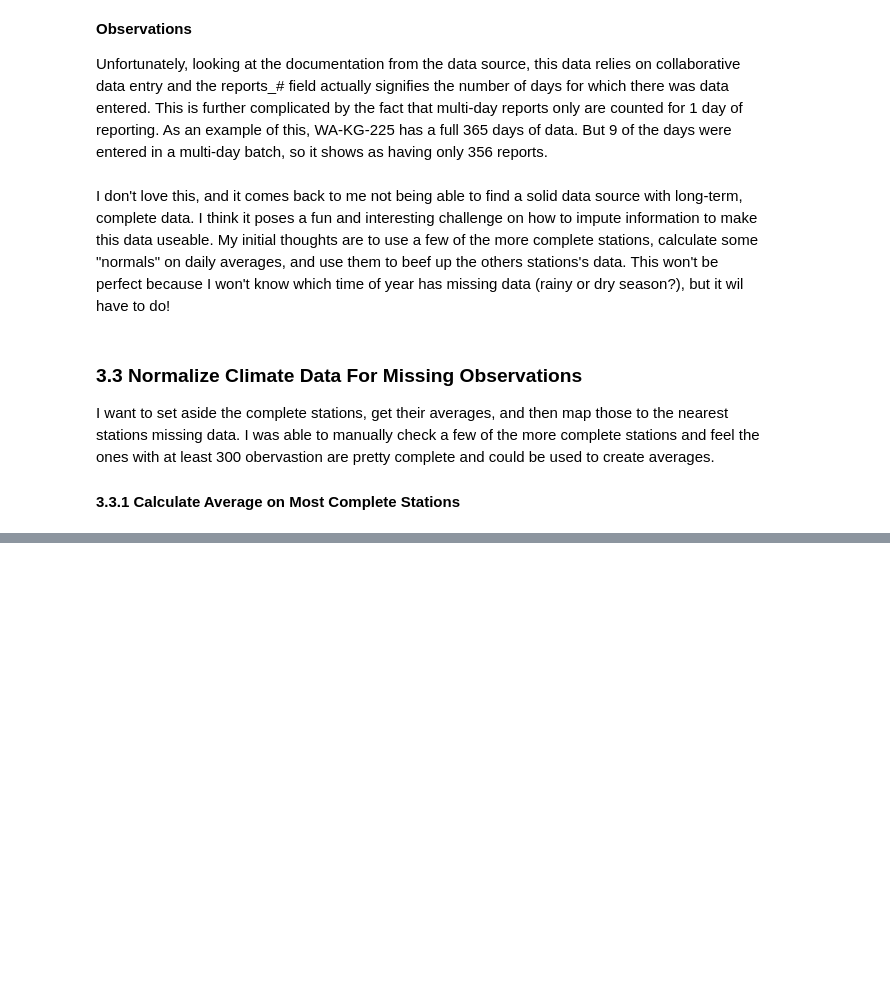
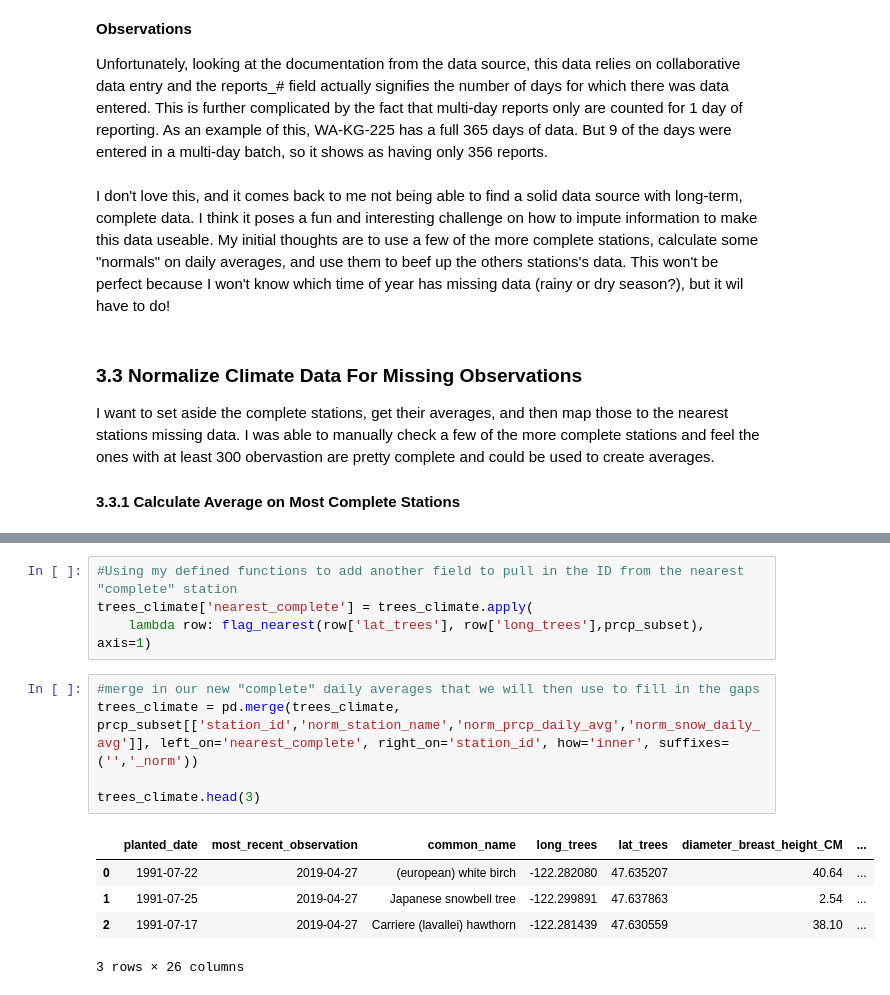
Before and after one commit to BrettlyCD/seattle-trees-project, a Jupyter notebook: notebooks/02_exploratory_data_analysis.ipynb, the cells around one changed output, grey strips where cells are left out. Cells and saved outputs as stored; diff of their text form; blank space fills up the shorter version.

```diff
--- a/notebooks/02_exploratory_data_analysis.ipynb
+++ b/notebooks/02_exploratory_data_analysis.ipynb
@@ -576,0 +638,15 @@ prcp_subset = prcp_22[prcp_22['reports_#'] >= 300]
+# %%
+#Using my defined functions to add another field to pull in the ID from the nearest "complete" station
+trees_climate['nearest_complete'] = trees_climate.apply(
+    lambda row: flag_nearest(row['lat_trees'], row['long_trees'],prcp_subset), axis=1)
+# %%
+#merge in our new "complete" daily averages that we will then use to fill in the gaps
+trees_climate = pd.merge(trees_climate, prcp_subset[['station_id','norm_station_name','norm_prcp_daily_avg','norm_snow_daily_avg']], left_on='nearest_complete', right_on='station_id', how='inner', suffixes=('','_norm'))
+
+trees_climate.head(3)
+# %% [output]
+|  | planted_date | most_recent_observation | common_name | long_trees | lat_trees | diameter_breast_height_CM | ... |
+| 0 | 1991-07-22 | 2019-04-27 | (european) white birch | -122.282080 | 47.635207 | 40.64 | ... |
+| 1 | 1991-07-25 | 2019-04-27 | Japanese snowbell tree | -122.299891 | 47.637863 | 2.54 | ... |
+| 2 | 1991-07-17 | 2019-04-27 | Carriere (lavallei) hawthorn | -122.281439 | 47.630559 | 38.10 | ... |
+3 rows × 26 columns
```
Also changed, not shown: parts of 10 cells of this notebook.
